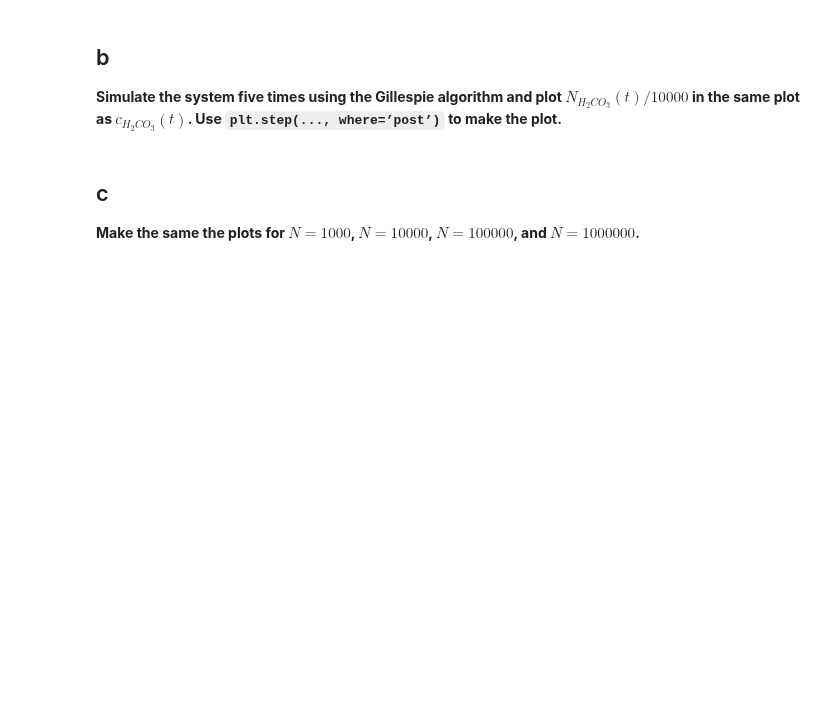
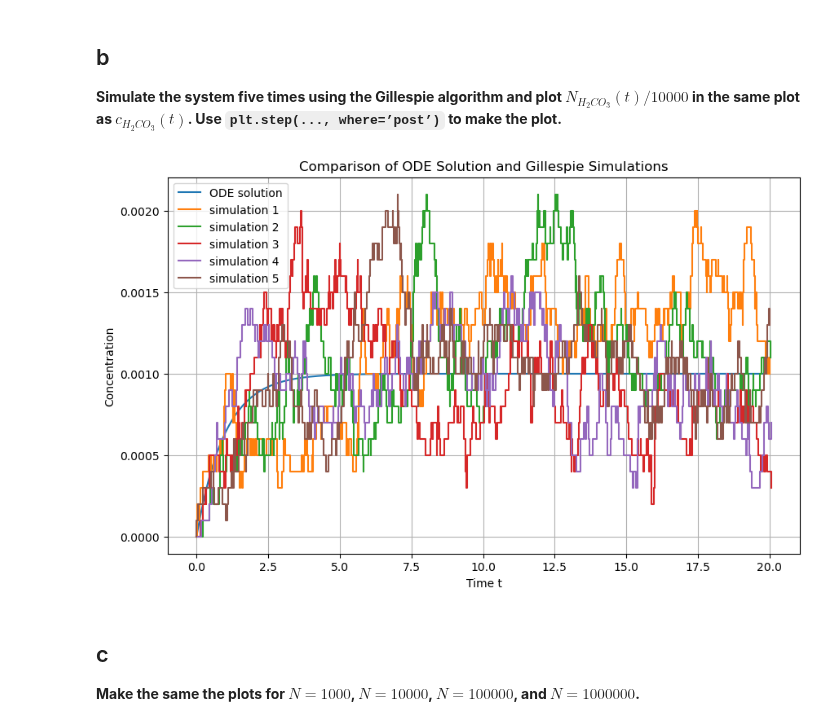
Before and after one commit to Katikistan/NumeP, a Jupyter notebook: week3/week3.ipynb, the cells around one changed output. Drawn from its saved outputs; the diff is of its cells as text; code cells hidden in the pictures; blank space fills up the shorter version.

```diff
--- a/week3/week3.ipynb
+++ b/week3/week3.ipynb
@@ -8,6 +46,71 @@
 **Simulate the system five times using the Gillespie algorithm
 and plot $N_{H_2CO_3} (𝑡)/10000$ in the same plot as $c_{H_2CO_3}(𝑡)$.
 Use `plt.step(..., where=’post’)` to make the plot.**
+# %%
+import numpy as np
+import matplotlib.pyplot as plt
+
+k1 = 1e-3
+k2 = 1.0
+N_CO2 = 10000
+num_simulations = 5
+
+def gillespie(N_CO2_init, k1, k2, t_max):
+    t = 0
+    times = [t]
+
+    N_CO2 = N_CO2_init
+    N_H2CO3 = 0
+    N_H2CO3_vals = [N_H2CO3]
+
+    while t < t_max:
+        # 1. Calculate current rates using the current x(t)
+        R_forward = k1 * N_CO2 # rate of CO2 -> H2CO3
+        R_backward = k2 * N_H2CO3 # rate of H2CO3 -> CO2
+
+        # 2. Calculate the total rate R
+        R = R_forward + R_backward
+
+        # return if no more reactions can occur
+        if R == 0:
+            break
+
+        # 3. Sample dt from an exponential distribution with parameter R.
+        dt = np.random.exponential(1 / R)
+
+        # 4. Sample a uniform number 𝑈 between 0 and 𝑅.
+        U = np.random.uniform(0, R)
+
+        #5. Find the first event 𝑗 such that the sum of the rates up to j is greater than or equal U.
+        # 6. Let t += dt and update x(t) according to event j.
+        t += dt
+        if U <= R_forward:
+            N_CO2 -= 1
+            N_H2CO3 += 1
+        else:
+            N_CO2 += 1
+            N_H2CO3 -= 1
+
+        times += [t]
+        N_H2CO3_vals+= [N_H2CO3]
+
+    return np.array(times), np.array(N_H2CO3_vals) / N_CO2_init
+
+plt.figure(figsize=(10, 6))
+plt.plot(t, c_H2CO3, label='ODE solution')
+
+for i in range(num_simulations):
+    t_sim, N_H2CO3_sim = gillespie(N_CO2, k1, k2, t_max)
+    plt.step(t_sim, N_H2CO3_sim, where='post', label = f"simulation {i+1}")
+
+plt.xlabel('Time t')
+plt.ylabel('Concentration')
+plt.title('Comparison of ODE Solution and Gillespie Simulations')
+plt.legend()
+plt.grid(True)
+plt.show()
+# %% [output]
+[figure, added]
 # %% [markdown]
 ## c
 **Make the same the plots for $N = 1000$, $N = 10000$, $N = 100000$,
```
Also changed, not shown: parts of 12 cells of this notebook.
